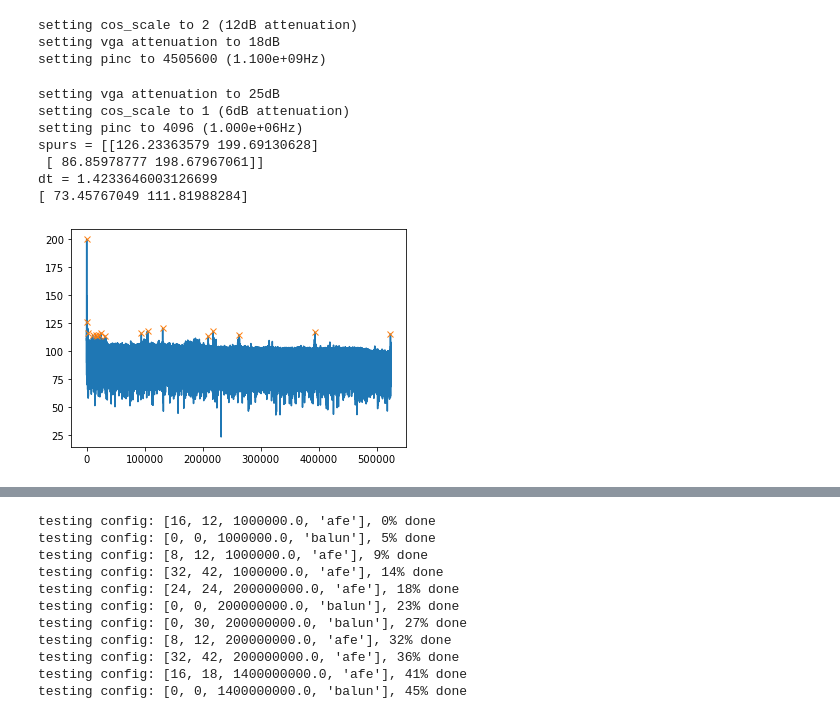
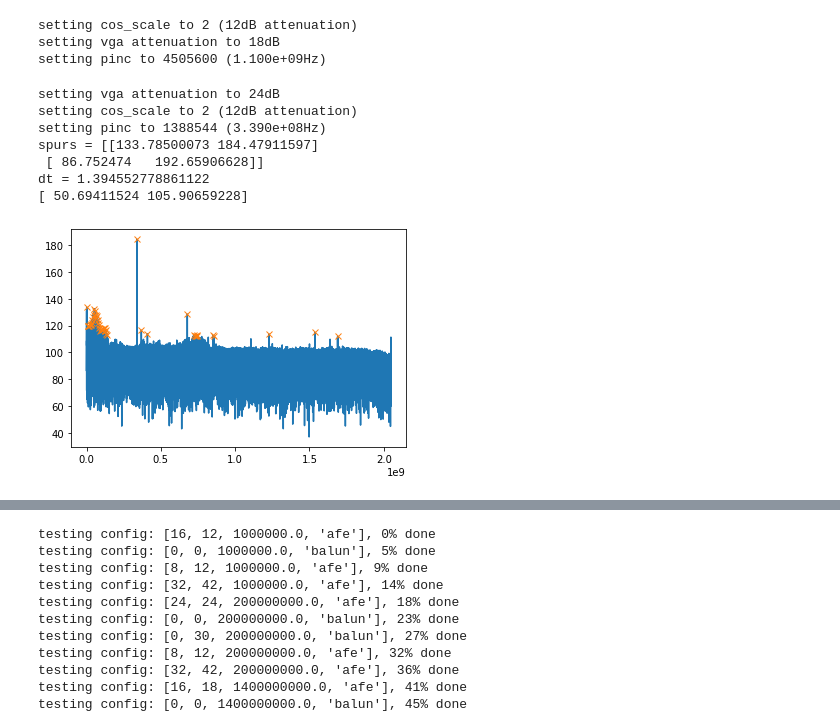
Before and after one commit to qnngroup/rfsoc_dds, a Jupyter notebook: pynq/dds_loopback_overlay.ipynb, the cells around one changed output, grey strips where cells are left out. Drawn from its saved outputs; the diff is of its cells as text; code cells hidden in the pictures.

```diff
--- a/pynq/dds_loopback_overlay.ipynb
+++ b/pynq/dds_loopback_overlay.ipynb
@@ -5,5 +6,5 @@ import scipy.io
 import time
 from dds_loopback import DDSOverlay
 # %%
-ol = DDSOverlay(bitfile_name='hw/top.bit',dbg=True,plot=False,n_buffers=1,download=True)
+ol = DDSOverlay(bitfile_name='hw/top_dac_feedthrough_dual_frontend_w_spi_trig_select.bit',dbg=True,plot=False,n_buffers=1,download=False)
 # %% [output]
@@ -30,27 +31,28 @@ setting pinc to 4505600 (1.100e+09Hz)
 # %%
 # sfdr test
 ol.set_adc_source('afe')
 ol.set_sample_buffer_trigger_source('manual')
 t1 = ol.timer.read_count()
-ol.set_vga_atten_dB(25)
-ol.set_dac_atten_dB(6)
-ol.set_freq_hz(1e6)
-time.sleep(0.1)
+ol.set_vga_atten_dB(24)
+ol.set_dac_atten_dB(12)
+ol.set_freq_hz(339e6)
+time.sleep(0.01)
 ol.manual_trigger()
+time.sleep(0.01)
 ol.dma(0)
 ol.plot = True
 ol.dbg = True
 sfdr = ol.sfdr_dBc(0)
 t2 = ol.timer.read_count()
 dt = ol.timer.time_it(t1, t2)
 print(f'dt = {dt}')
 print(sfdr)
 # %% [output]
-setting vga attenuation to 25dB
-setting cos_scale to 1 (6dB attenuation)
-setting pinc to 4096 (1.000e+06Hz)
-spurs = [[126.23363579 199.69130628]
- [ 86.85978777 198.67967061]]
-dt = 1.4233646003126699
-[ 73.45767049 111.81988284]
+setting vga attenuation to 24dB
+setting cos_scale to 2 (12dB attenuation)
+setting pinc to 1388544 (3.390e+08Hz)
+spurs = [[133.78500073 184.47911597]
+ [ 86.752474   192.65906628]]
+dt = 1.394552778861122
+[ 50.69411524 105.90659228]
-[figure, old version]
+[figure, new version]
```
Also changed, not shown: parts of 5 cells of this notebook, 1 other file.
